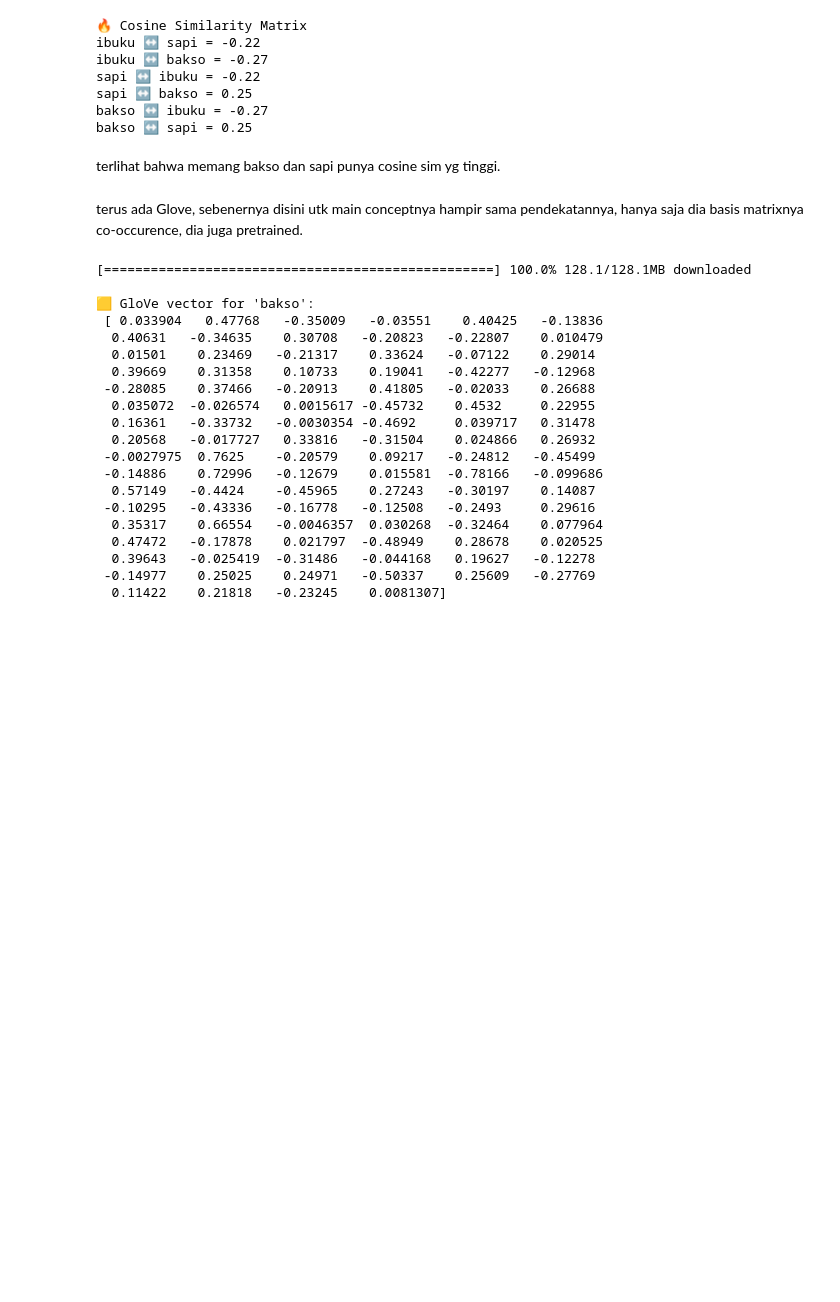
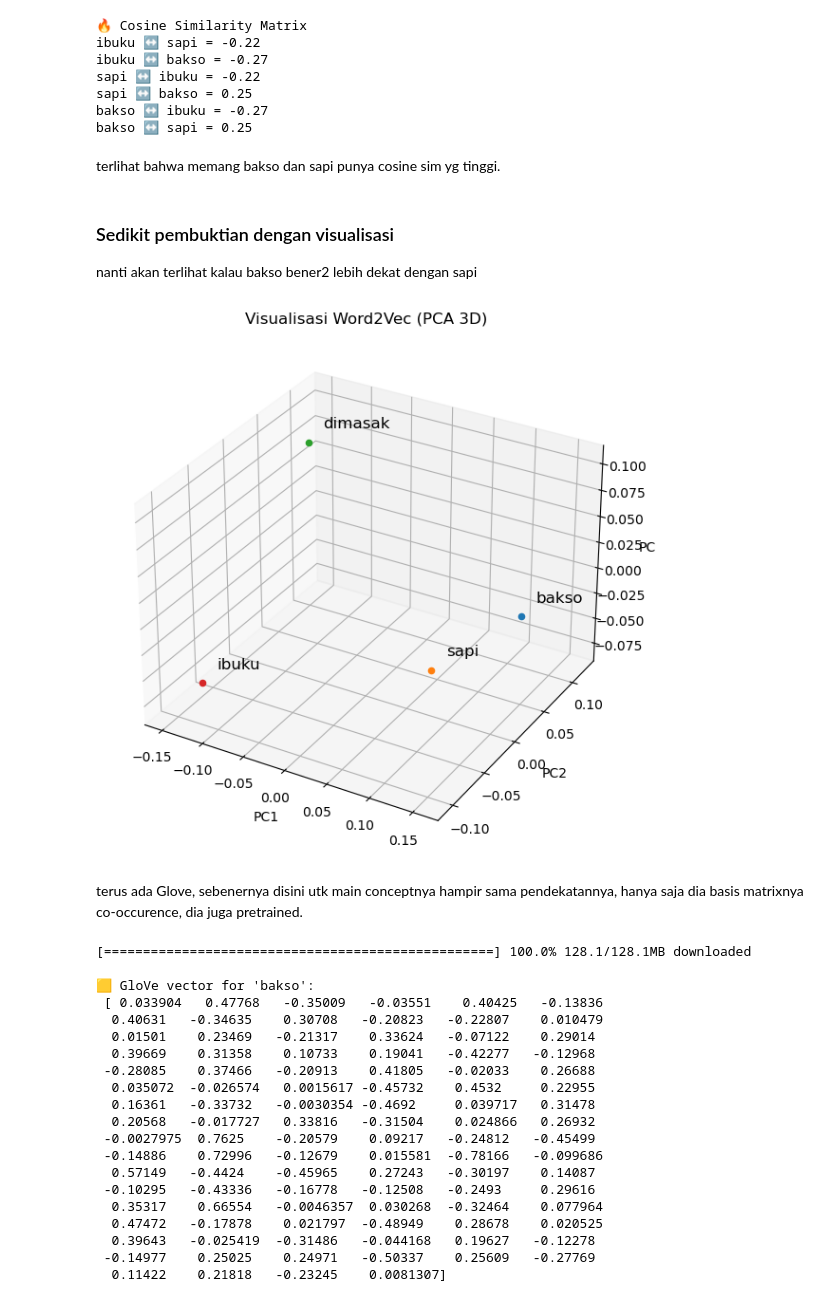
Before and after one commit to iwan-goodfellow/NLP101, a Jupyter notebook: eps_1.ipynb, the cells around one changed output. Cells and saved outputs as stored; diff of their text form; code cells hidden in the pictures; blank space fills up the shorter version.

```diff
--- a/eps_1.ipynb
+++ b/eps_1.ipynb
@@ -216,6 +224,48 @@ bakso ↔️ ibuku = -0.27
 bakso ↔️ sapi = 0.25
 # %% [markdown]
 terlihat bahwa memang bakso dan sapi punya cosine sim yg tinggi.
+# %% [markdown]
+### Sedikit pembuktian dengan visualisasi
+nanti akan terlihat kalau bakso bener2 lebih dekat dengan sapi
+# %%
+from sklearn.decomposition import PCA
+import matplotlib.pyplot as plt
+import numpy as np
+
+# Contoh vektor dari Word2Vec (anggap model vector_size=10)
+word_vectors = {
+    "bakso": w2v_model.wv['bakso'],
+    "sapi": w2v_model.wv['sapi'],
+    "dimasak": w2v_model.wv['dimasak'],
+    # "aku": w2v_model.wv['aku'],
+    "ibuku": w2v_model.wv['ibuku']
+}
+
+words = list(word_vectors.keys())
+vectors = np.array([word_vectors[w] for w in words])
+# %%
+from mpl_toolkits.mplot3d import Axes3D
+
+# PCA 3 dimensi
+pca_3d = PCA(n_components=3)
+reduced_3d = pca_3d.fit_transform(vectors)
+
+fig = plt.figure(figsize=(8, 6))
+ax = fig.add_subplot(111, projection='3d')
+
+for i, word in enumerate(words):
+    x, y, z = reduced_3d[i]
+    ax.scatter(x, y, z)
+    ax.text(x + 0.01, y + 0.01, z + 0.01, word, fontsize=12)
+
+ax.set_title("Visualisasi Word2Vec (PCA 3D)")
+ax.set_xlabel("PC1")
+ax.set_ylabel("PC2")
+ax.set_zlabel("PC3")
+plt.tight_layout()
+plt.show()
+# %% [output]
+[figure, added]
 # %% [markdown]
 terus ada Glove, sebenernya disini utk main conceptnya hampir sama pendekatannya, hanya saja dia basis matrixnya co-occurence, dia juga pretrained.
 # %%
```
Also changed, not shown: parts of 6 cells of this notebook.
